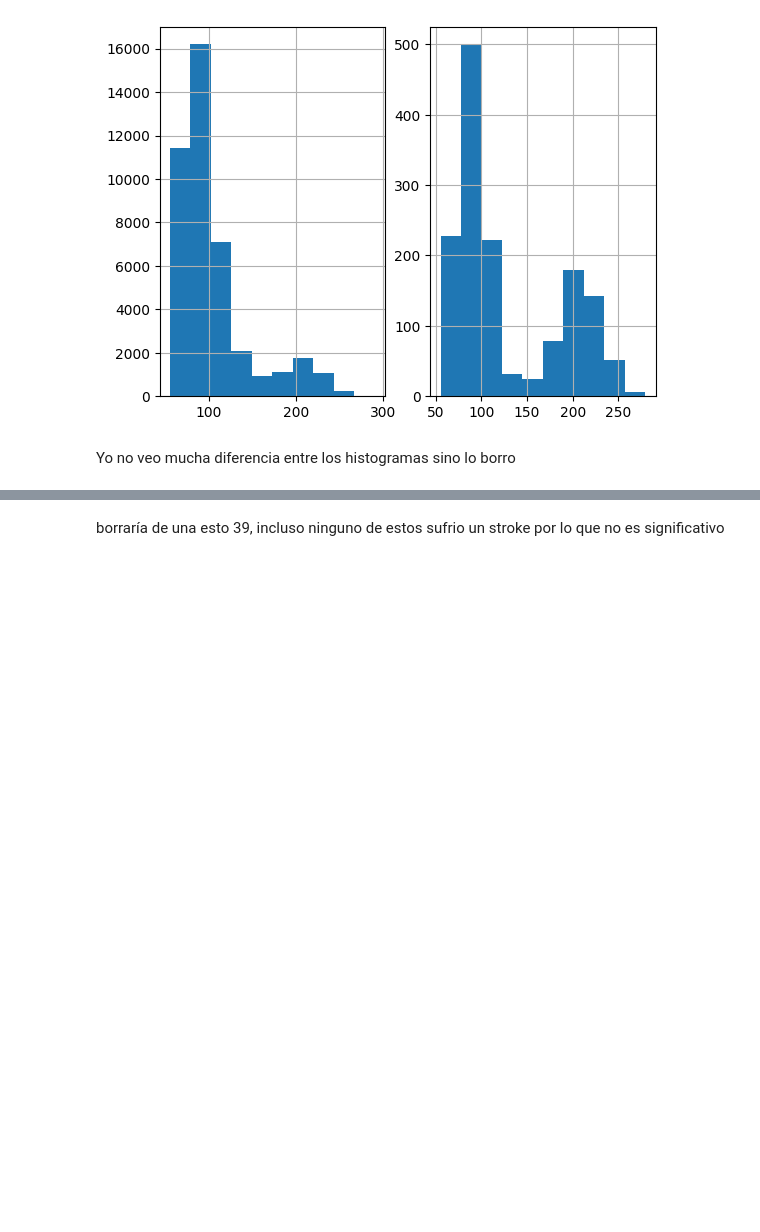
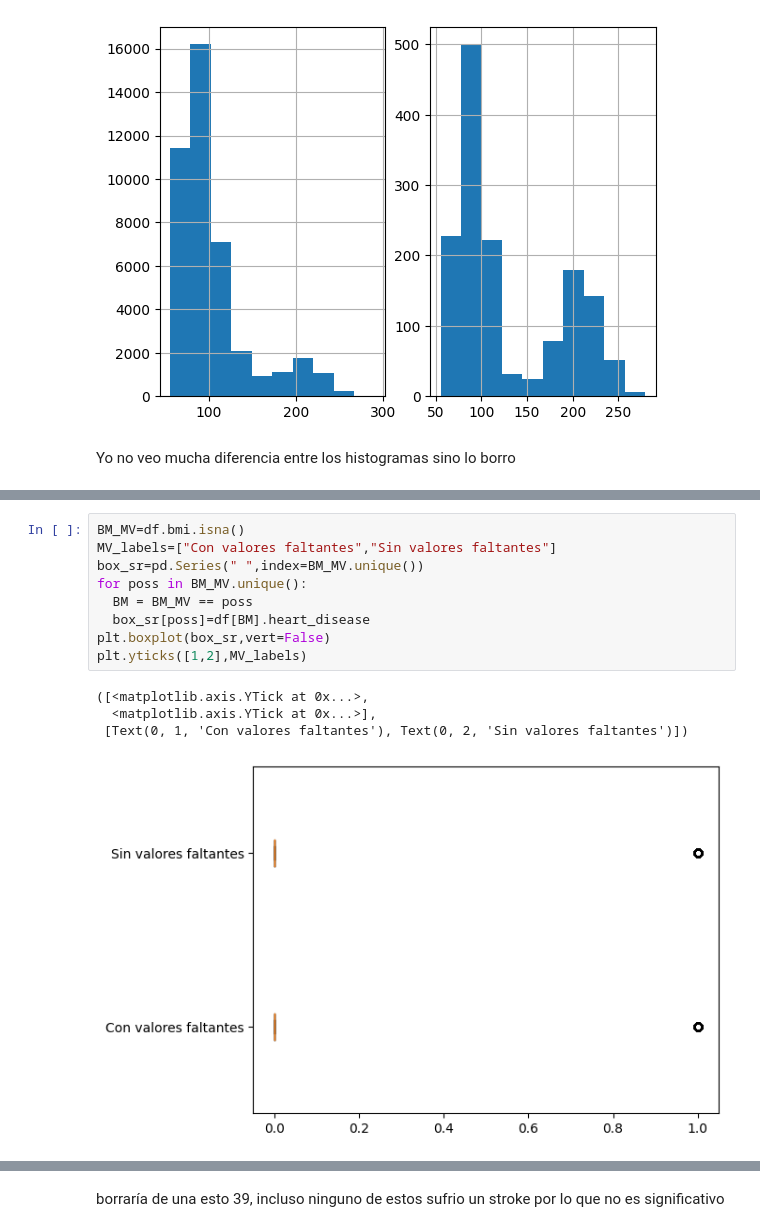
Before and after one commit to stxfanix/ia, a Jupyter notebook: acvtp.ipynb, the cells around one changed output, grey strips where cells are left out. Saved outputs shown, nothing was run; the diff lists cells and outputs as text; blank space fills up the shorter version.

```diff
--- a/acvtp.ipynb
+++ b/acvtp.ipynb
@@ -334,0 +488,14 @@ res.shape[0]
+# %%
+BM_MV=df.bmi.isna()
+MV_labels=["Con valores faltantes","Sin valores faltantes"]
+box_sr=pd.Series(" ",index=BM_MV.unique())
+for poss in BM_MV.unique():
+  BM = BM_MV == poss
+  box_sr[poss]=df[BM].heart_disease
+plt.boxplot(box_sr,vert=False)
+plt.yticks([1,2],MV_labels)
+# %% [output]
+([<matplotlib.axis.YTick at 0x...>,
+  <matplotlib.axis.YTick at 0x...>],
+ [Text(0, 1, 'Con valores faltantes'), Text(0, 2, 'Sin valores faltantes')])
+[figure, added]
```
Also changed, not shown: parts of 31 cells of this notebook.
